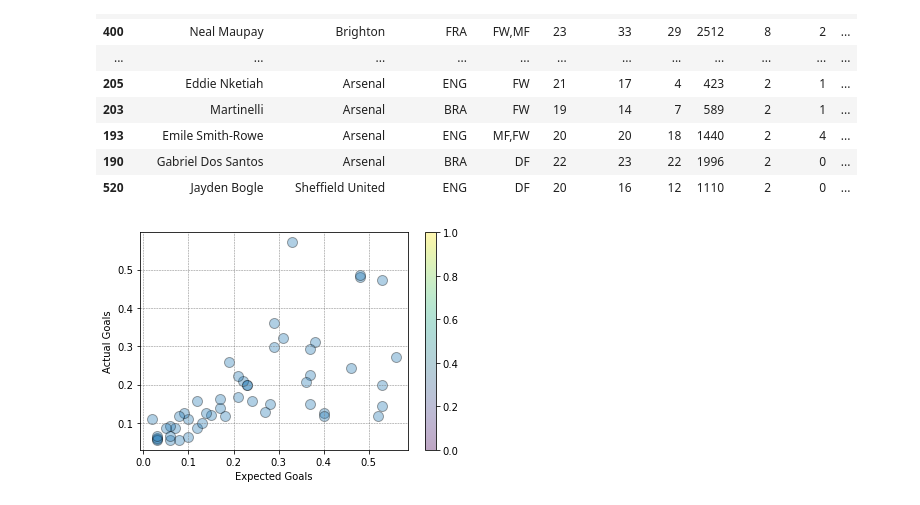
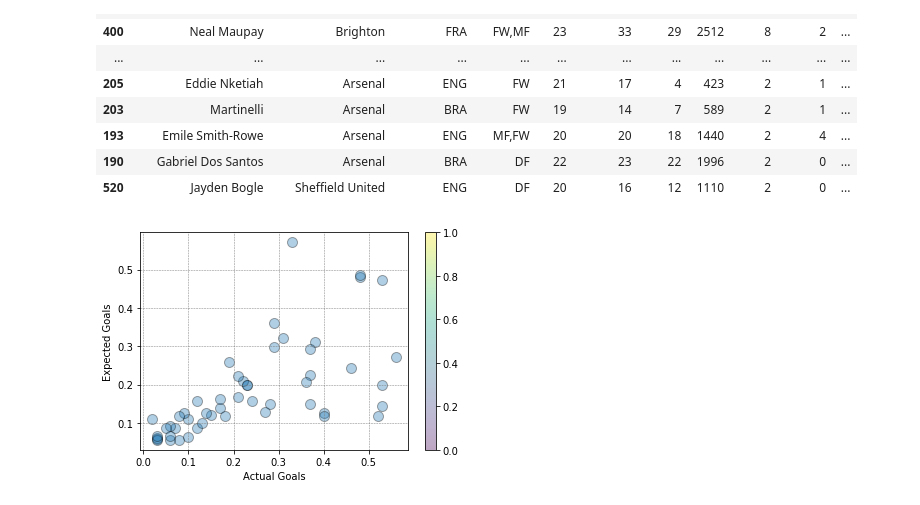
Before and after one commit to CiaranRoddy/UCDPA_CiaranRoddy1, a Jupyter notebook: Young Player Goals V Expected Goals Project.ipynb, the cells around one changed output. Saved outputs shown, nothing was run; the diff lists cells and outputs as text; code cells hidden in the pictures.

```diff
--- a/Young Player Goals V Expected Goals Project.ipynb
+++ b/Young Player Goals V Expected Goals Project.ipynb
@@ -71,25 +71,25 @@ yg.sort_values(by="Goals",ascending=False)
 # %%
 # Comparing the Actual v Expected Goals Data on Scatter Graph
 
 
 
 x=yg["xG"]
 y=yg["Actual_Goals_Per_Game"]
 
 
 plt.scatter(x, y, s=100,alpha=0.35 ,edgecolor ='black', linewidth =1)
 
 
-plt.ylabel('Actual Goals')
+plt.ylabel('Expected Goals')
 
-plt.xlabel('Expected Goals')
+plt.xlabel('Actual Goals')
 
 
 cbar=plt.colorbar()
 cbar.set_label
 
 plt.grid(color = 'grey', linestyle = '--', linewidth = 0.5)
 
 plt.show()
 # %% [output]
-[figure, old version]
+[figure, new version]
```
Also changed, not shown: parts of 9 cells of this notebook.
